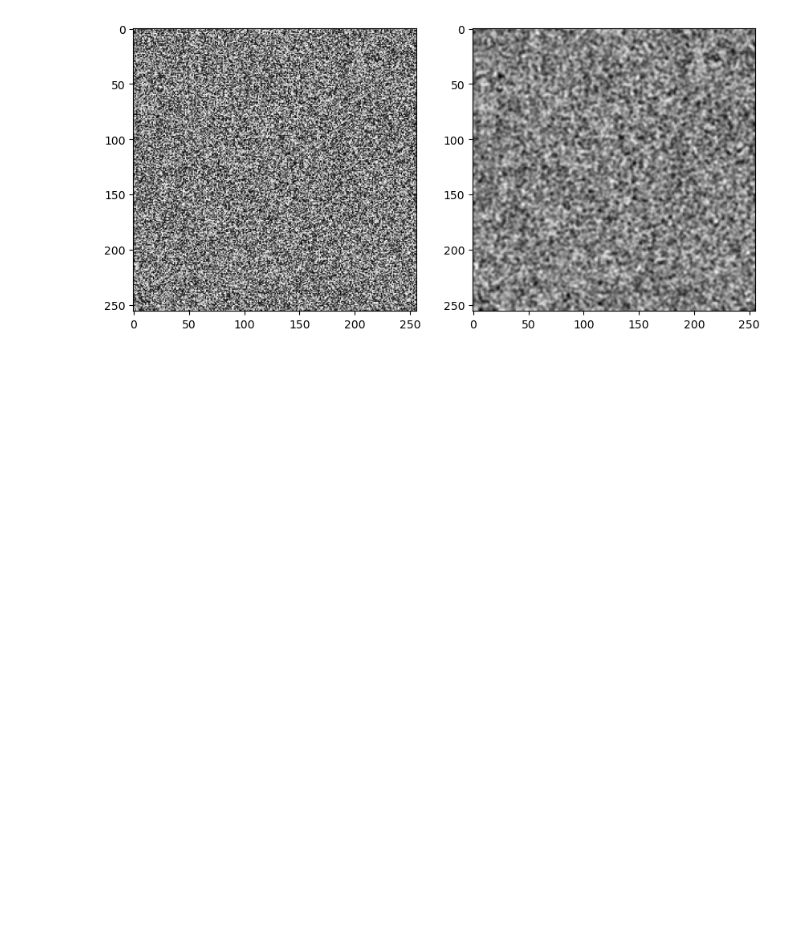
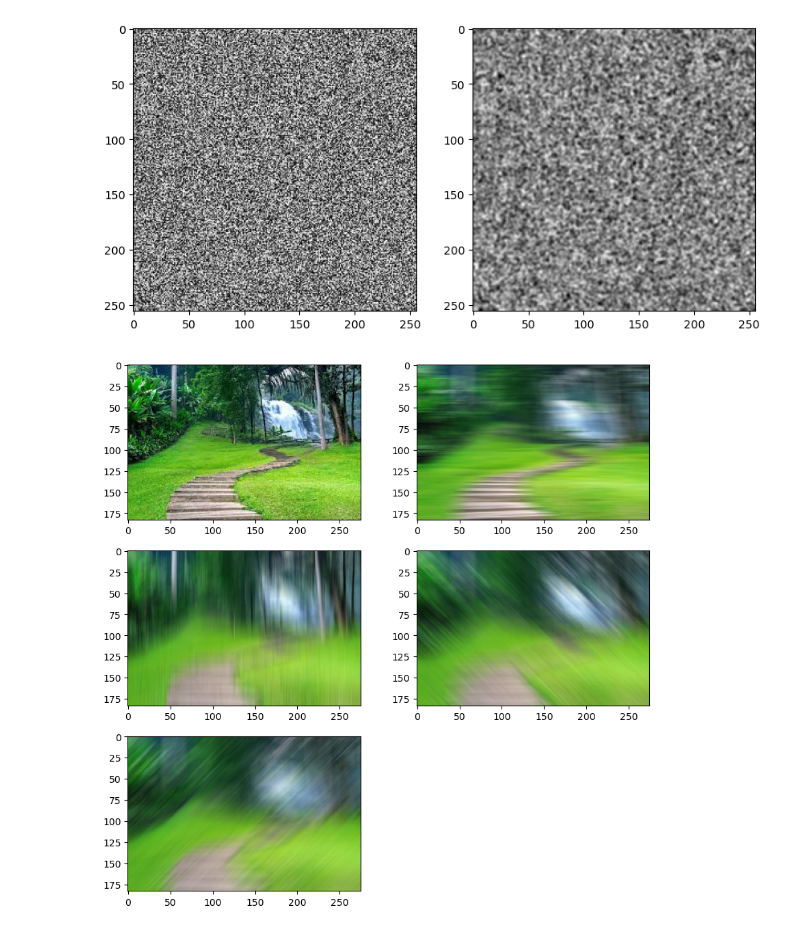
Before and after one commit to marcos7-eri/pdi, a Jupyter notebook: clase15-04.ipynb, the cells around one changed output. Drawn from its saved outputs; the diff is of its cells as text; code cells hidden in the pictures; blank space fills up the shorter version.

```diff
--- a/clase15-04.ipynb
+++ b/clase15-04.ipynb
@@ -170,41 +171,32 @@ def convolucion_media_v(img, tkernel):
     return imagen_c
 
 def convolucion_media_d(img, tkernel):
     kernel = np.eye(tkernel, dtype=np.float32) / tkernel
     imagen_c=cv2.filter2D(img,-1,kernel)
     return imagen_c
 
 def convolucion_media_di(img, tkernel):
     kernel = np.fliplr(np.eye(tkernel, dtype=np.float32)) / tkernel
     imagen_c=cv2.filter2D(img,-1,kernel)
     return imagen_c
 
 img = cv2.imread('images.jpg')
 img_rgb = cv2.cvtColor(img, cv2.COLOR_BGR2RGB)
-
 img_com=convolucion_media_h(img_rgb,29)
 img_com1=convolucion_media_v(img_rgb,29)
 img_com2=convolucion_media_d(img_rgb,29)
 img_com3=convolucion_media_di(img_rgb,29)
-
 plt.figure(figsize=(10,10))
 plt.subplot(321)
-plt.title("Original")
 plt.imshow(img_rgb)
 plt.subplot(322)
-plt.title("Horizontal")
 plt.imshow(img_com)
 plt.subplot(323)
-plt.title("Vertical")
 plt.imshow(img_com1)
 plt.subplot(324)
-plt.title("Diagonal")
 plt.imshow(img_com2)
 plt.subplot(325)
-plt.title("Diagonal Inversa")
 plt.imshow(img_com3)
-plt.subplot(326)
-plt.title("Original de Nuevo")
-plt.imshow(img_rgb)
-
 plt.show()
+# %% [output]
+[figure, added]
```
Also changed, not shown: parts of 1 cell of this notebook, 8 other files.
